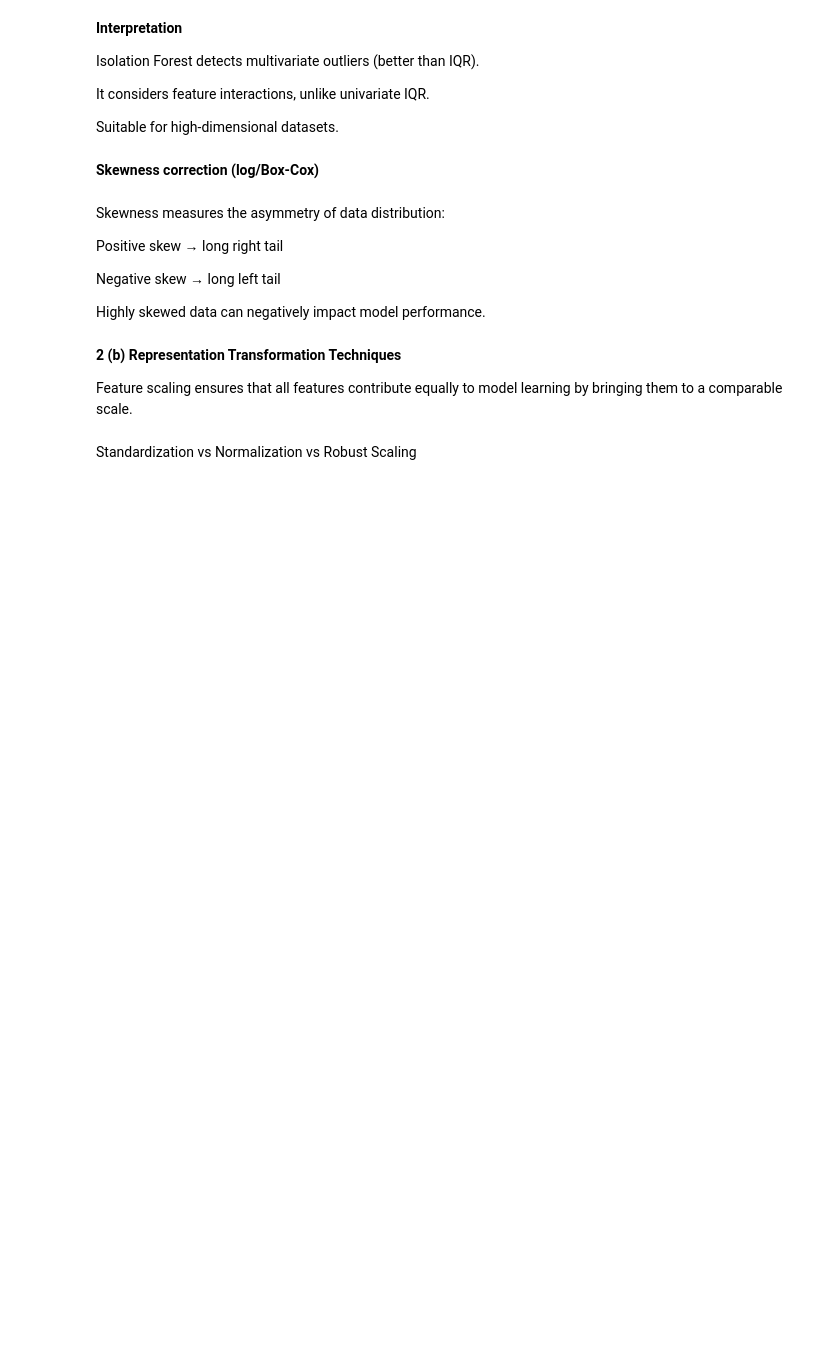
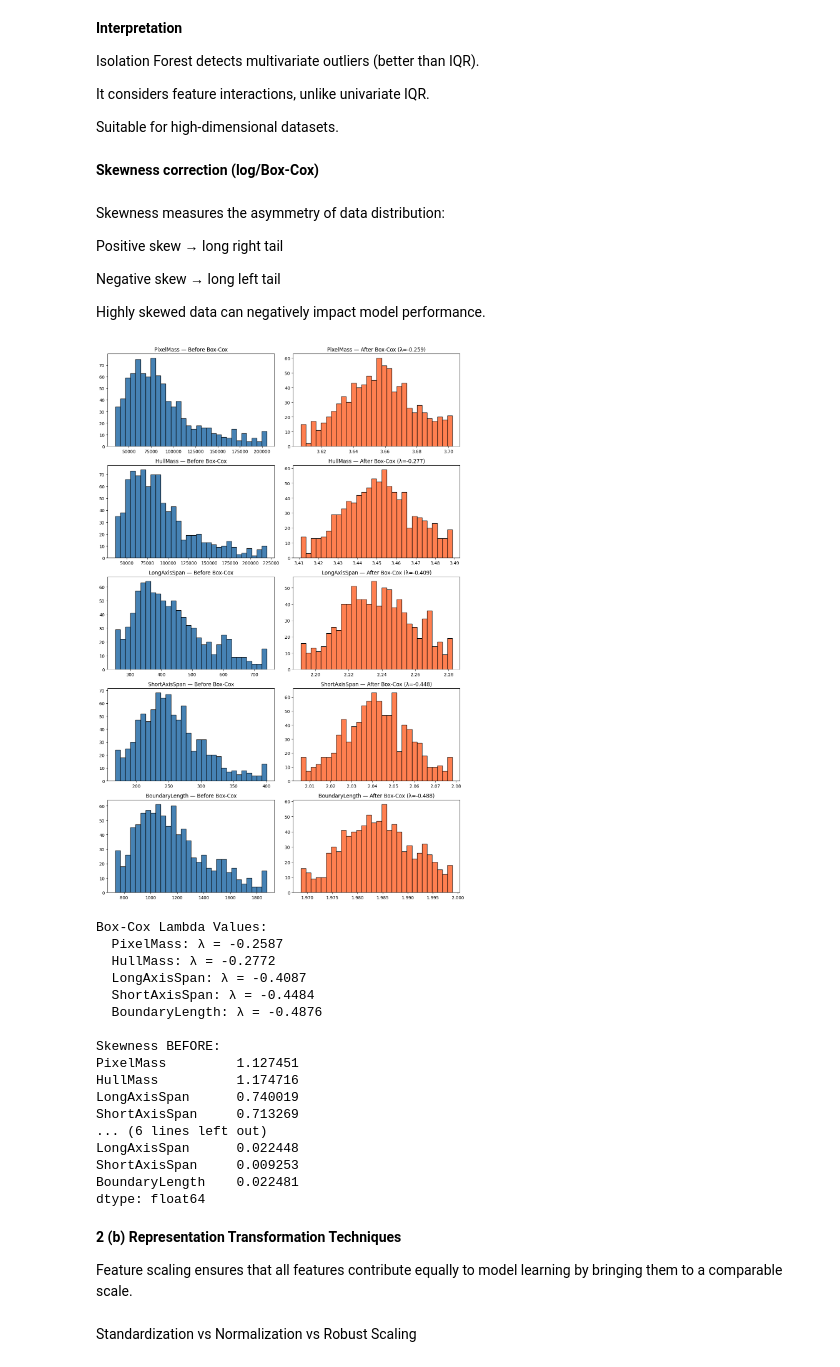
Before and after one commit to mulayvaibhav/agri_supply_chain_visual_inspection_system, a Jupyter notebook: ML_Assignment.ipynb, the cells around one changed output. Drawn from its saved outputs; the diff is of its cells as text; code cells hidden in the pictures; blank space fills up the shorter version.

```diff
--- a/ML_Assignment.ipynb
+++ b/ML_Assignment.ipynb
@@ -223,7 +253,6 @@ Lower bound = Q1 − 1.5 × IQR
 
 Upper bound = Q3 + 1.5 × IQR
 # %%
-# Select only numerical columns
 num_cols = df.select_dtypes(include=np.number).columns
 
 # IQR method
@@ -237,9 +266,7 @@ for col in num_cols:
     lower = Q1 - 1.5 * IQR
     upper = Q3 + 1.5 * IQR
 
-    outliers = df[(df[col] < lower) | (df[col] > upper)]
-    outliers_iqr[col] = len(outliers)
-
-print("Outliers per feature (IQR):")
-print(outliers_iqr)
+    outliers = df[(df[col] < lower) | (df[col] > upper)].index
+    outliers_iqr[col] = outliers
+    print(f"{col}: {len(outliers)} outliers | Lower={lower:.2f}, Upper={upper:.2f}")
 # %% [output]
@@ -286,6 +328,72 @@ Positive skew → long right tail
 Negative skew → long left tail
 
 Highly skewed data can negatively impact model performance.
+# %%
+# Apply Winsorization — cap at 1st and 99th percentile
+from scipy.stats import mstats
+
+df_clean = df.copy()
+# Define 'features' to be all numeric columns for Winsorization
+features = df.select_dtypes(include=np.number).columns
+for col in features:
+    df_clean[col] = mstats.winsorize(df_clean[col], limits=[0.01, 0.01])
+# %%
+from scipy.stats import boxcox
+
+skewed_features = ['PixelMass', 'HullMass', 'LongAxisSpan',
+                   'ShortAxisSpan', 'BoundaryLength']
+
+df_transformed = df_clean.copy()
+lambda_values = {}  # store lambda values for reference
+
+fig, axes = plt.subplots(len(skewed_features), 2, figsize=(12, 18))
+
+for i, col in enumerate(skewed_features):
+    # Before
+    axes[i, 0].hist(df_clean[col], bins=30, color='steelblue', edgecolor='black')
+    axes[i, 0].set_title(f'{col} — Before Box-Cox')
+
+    # Apply Box-Cox (requires all values to be strictly positive)
+    transformed_values, lambda_val = boxcox(df_clean[col])
+    df_transformed[col] = transformed_values
+    lambda_values[col] = lambda_val
+
+    # After
+    axes[i, 1].hist(transformed_values, bins=30, color='coral', edgecolor='black')
+    axes[i, 1].set_title(f'{col} — After Box-Cox (λ={lambda_val:.3f})')
+
+plt.tight_layout()
+plt.show()
+
+# Print lambda values
+print("Box-Cox Lambda Values:")
+for col, lam in lambda_values.items():
+    print(f"  {col}: λ = {lam:.4f}")
+
+# Compare skewness
+print("\nSkewness BEFORE:")
+print(df_clean[skewed_features].skew())
+print("\nSkewness AFTER Box-Cox:")
+print(df_transformed[skewed_features].skew())
+# %% [output]
+[figure, added]
+Box-Cox Lambda Values:
+  PixelMass: λ = -0.2587
+  HullMass: λ = -0.2772
+  LongAxisSpan: λ = -0.4087
+  ShortAxisSpan: λ = -0.4484
+  BoundaryLength: λ = -0.4876
+
+Skewness BEFORE:
+PixelMass         1.127451
+HullMass          1.174716
+LongAxisSpan      0.740019
+ShortAxisSpan     0.713269
+... (6 lines left out)
+LongAxisSpan      0.022448
+ShortAxisSpan     0.009253
+BoundaryLength    0.022481
+dtype: float64
 # %% [markdown]
 **2 (b) Representation Transformation Techniques**
 
```
Also changed, not shown: parts of 35 cells of this notebook.
